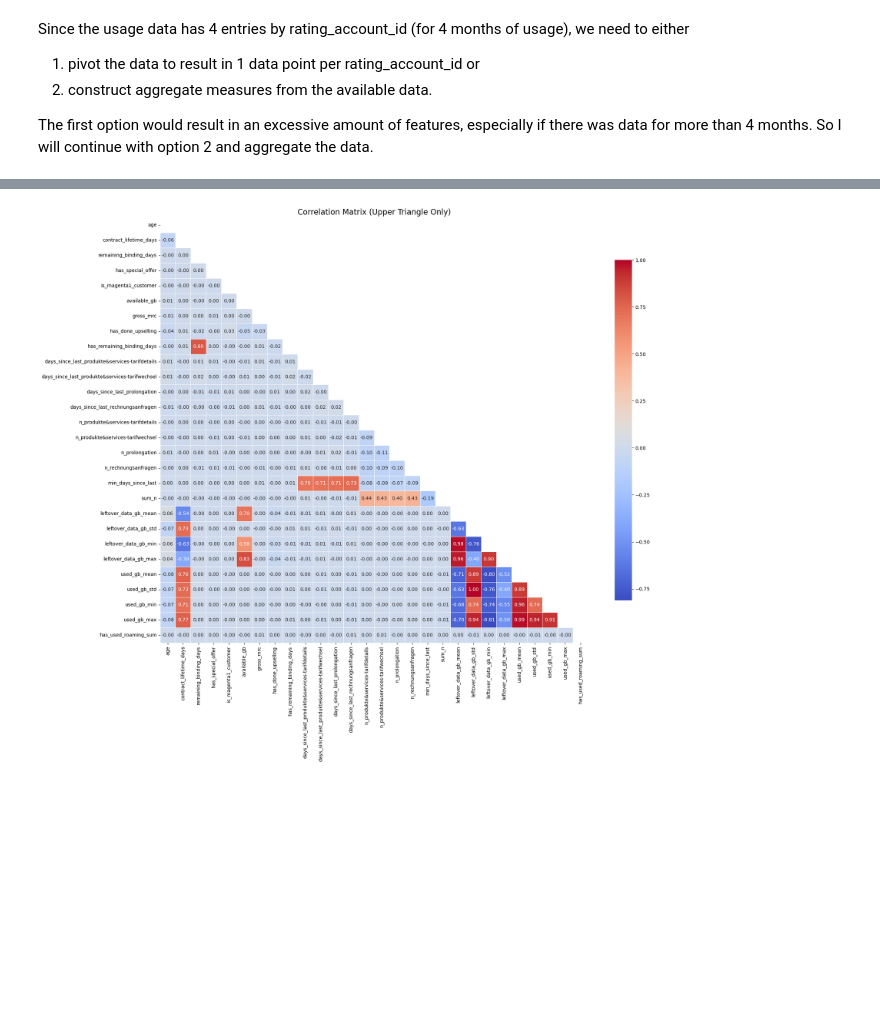
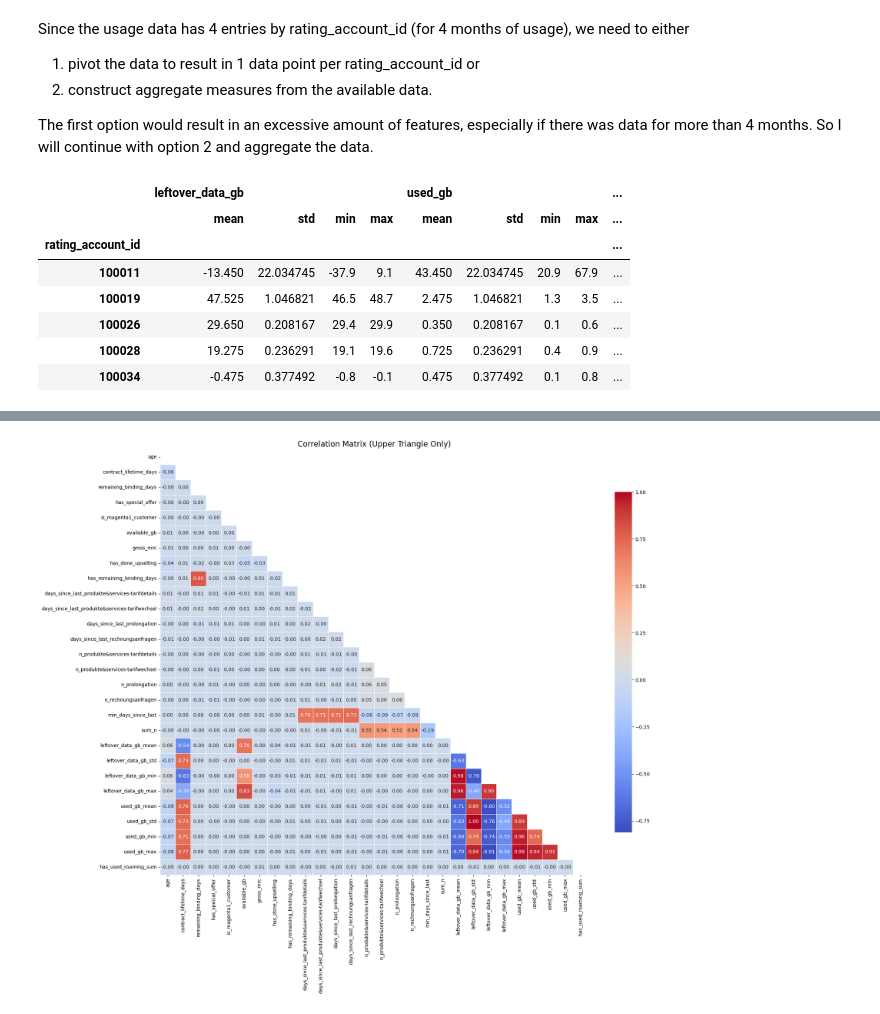
Before and after one commit to walter-gottfried/data-scientist-at-magenta-walter, a Jupyter notebook: notebooks/explore.ipynb, the cells around one changed output, grey strips where cells are left out. Saved outputs shown, nothing was run; the diff lists cells and outputs as text; code cells hidden in the pictures; blank space fills up the shorter version.

Commit message:
add transformation functions, tests and training draft

```diff
--- a/notebooks/explore.ipynb
+++ b/notebooks/explore.ipynb
@@ -16,8 +11,0 @@ from code_location_interview.assets.magenta_interview.transformation import summ
-# %%
-def load_artifact(targ_file:str):
-    targ_path = os.path.join(dir,targ_file)
-
-    with open(targ_path,'rb') as fp:
-        test_artifact = pickle.load(fp)
-
-    return test_artifact
@@ -245,7 +228,7 @@ core_data and usage info have the same rating_account_ids. There are customers w
 # %% [markdown]
 ## Data Exploration
 # %%
-core_data["has_remaining_binding_days"] = (core_data["remaining_binding_days"] > 0).astype('int')
+core_data = add_remaining_binding_flag(core_data)
 core_data.drop(columns=["rating_account_id"]).describe(include="all").T
 # %% [output]
 |  | count | unique | top | freq | mean | std | min | 25% | 50% | 75% | max |
@@ -402,11 +385,15 @@ Since the usage data has 4 entries by rating_account_id (for 4 months of usage),
 
 The first option would result in an excessive amount of features, especially if there was data for more than 4 months. So I will continue with option 2 and aggregate the data.
 # %%
-aggregated_usage_info = core_data_usage_info_merged.groupby("rating_account_id").agg(
-    {
-        "leftover_data_gb": ["mean", "std", "min", "max"],
-        "used_gb": ["mean", "std", "min", "max"],
-        "has_used_roaming": "sum",
-    }
-)
+aggregated_usage_info = aggregate_usage_info(core_data, usage_info)
+aggregated_usage_info.head()
+# %% [output]
+|  | leftover_data_gb |  |  |  | used_gb |  |  |  | ... |
+|  | mean | std | min | max | mean | std | min | max | ... |
+| rating_account_id |  |  |  |  |  |  |  |  | ... |
+| 100011 | -13.450 | 22.034745 | -37.9 | 9.1 | 43.450 | 22.034745 | 20.9 | 67.9 | ... |
+| 100019 | 47.525 | 1.046821 | 46.5 | 48.7 | 2.475 | 1.046821 | 1.3 | 3.5 | ... |
+| 100026 | 29.650 | 0.208167 | 29.4 | 29.9 | 0.350 | 0.208167 | 0.1 | 0.6 | ... |
+| 100028 | 19.275 | 0.236291 | 19.1 | 19.6 | 0.725 | 0.236291 | 0.4 | 0.9 | ... |
+| 100034 | -0.475 | 0.377492 | -0.8 | -0.1 | 0.475 | 0.377492 | 0.1 | 0.8 | ... |
 # %%
```
Also changed, not shown: parts of 10 cells of this notebook, 6 other files.
